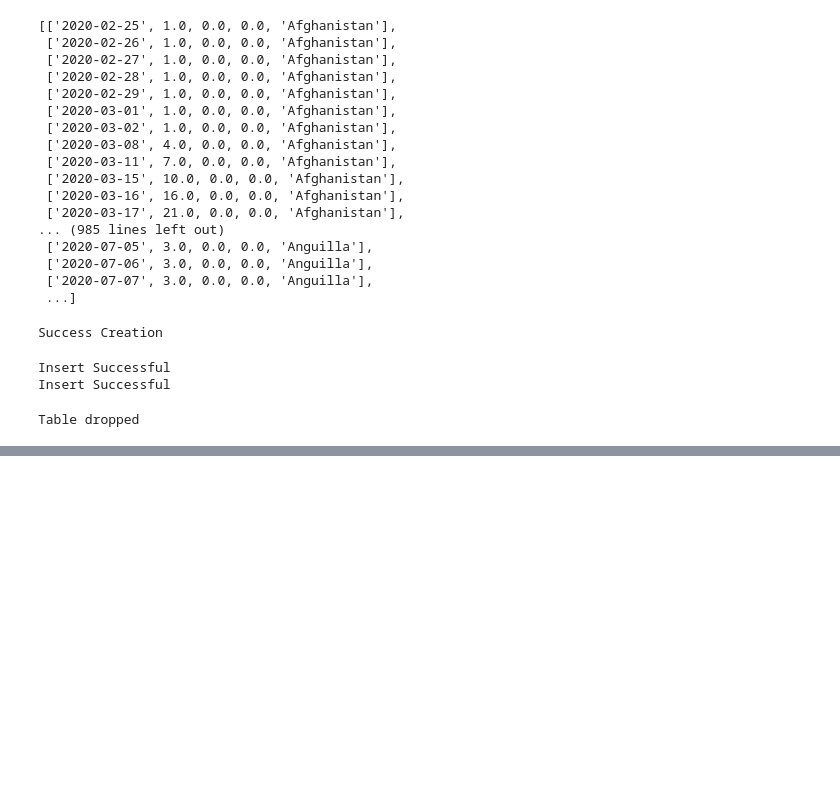
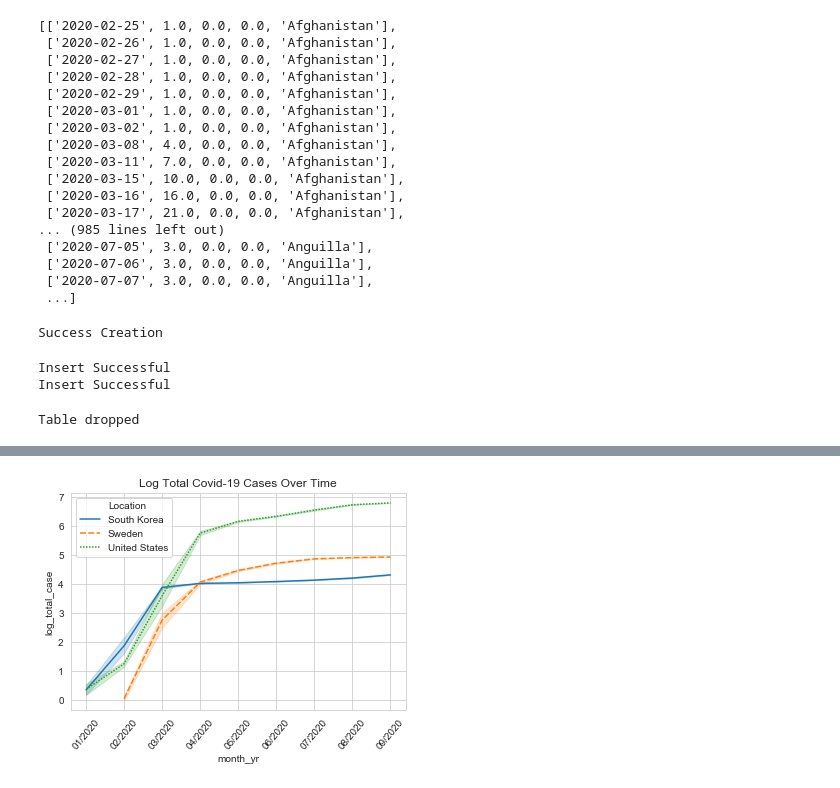
Before and after one commit to vathanahim/IAF603_Final_Project, a Jupyter notebook: Final_Project.ipynb, the cells around one changed output, grey strips where cells are left out. Cells and saved outputs as stored; diff of their text form; code cells hidden in the pictures; blank space fills up the shorter version.

```diff
--- a/Final_Project.ipynb
+++ b/Final_Project.ipynb
@@ -288,0 +371,3 @@ df_total
+# %%
+df_total['log_total_case'] = np.log10(df_total['Total_Case'])
+df_total['month_yr'] = pd.to_datetime(df_total['Date']).dt.strftime('%m/%Y')
@@ -288,0 +436,8 @@ df_total
+# %%
+sns.set_style("whitegrid")
+ax = sns.lineplot(data = df_total, x=df_total['month_yr'], y=df_total['log_total_case'], hue=df_total['Location'], style=df_total['Location'])
+ax.set(title = "Log Total Covid-19 Cases Over Time")
+plt.xticks(rotation=50)
+plt.show()
+# %% [output]
+[figure, added]
```
Also changed, not shown: parts of 38 cells of this notebook.
